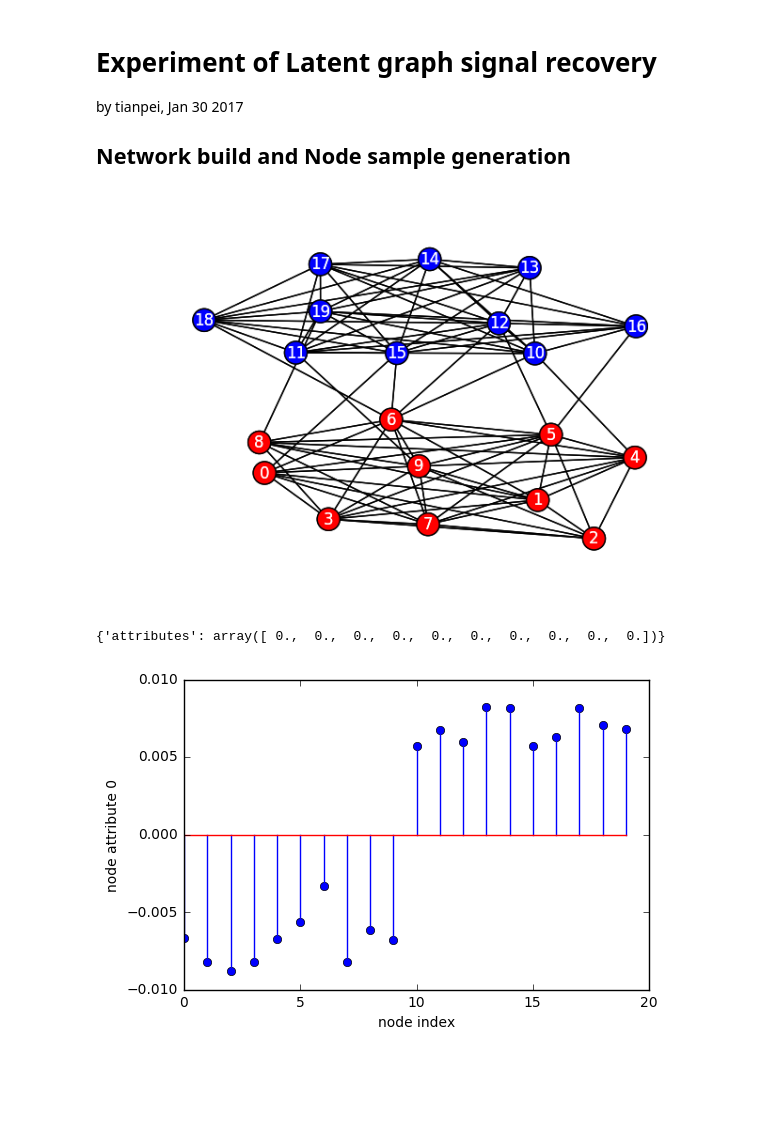
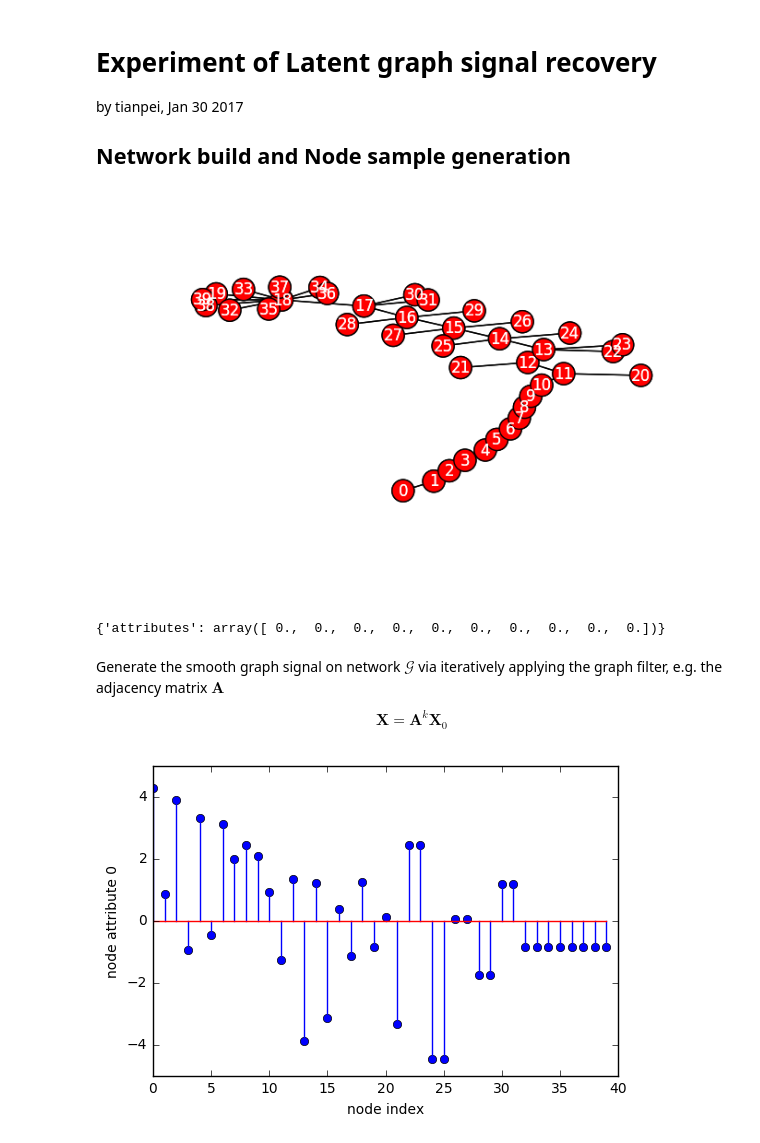
Before and after one commit to TianpeiLuke/LatNet, a Jupyter notebook: src/Exp_01_30_2017v1.ipynb, the cells around one changed output. Drawn from its saved outputs; the diff is of its cells as text; code cells hidden in the pictures; blank space fills up the shorter version.

```diff
--- a/src/Exp_01_30_2017v1.ipynb
+++ b/src/Exp_01_30_2017v1.ipynb
@@ -15,43 +15,48 @@ from time import strftime, gmtime
 # %%
 from latent_signal_network import latent_signal_network as lsn
 # %%
-choice = 'partition'
-
+savefigure = True
+seed = 1000
+choice = 'tree'
+d = 10
 if choice == 'newman':
     size = 20
     prob = 0
-    seed = 1000
-    d = 10
     option= {'seed': seed, 'node_dim': d, 'model': 'newman'}
     option['k-NN'] = 2
     LSN = lsn(size, prob, option)
-    G0 = LSN.graph_build(size=size, prob=prob, option=option, save_fig=True)
+    G0 = LSN.graph_build(size=size, prob=prob, option=option, save_fig=savefigure)
 elif choice == 'partition':
     size = [10, 10]
     prob = [0.9, 0.1]
-    seed = 1000
-    d = 10
     option= {'seed': seed, 'node_dim': d, 'model': 'partition'}
+    option['cutoff_freq'] = 11
     LSN = lsn(size, prob, option)
-    G0 = LSN.graph_build(size=size, prob=prob, option=option)
+    G0 = LSN.graph_build(size=size, prob=prob, option=option, save_fig=savefigure)
 elif choice == 'grid':
     size = [4, 5]
-    seed = 1000
     prob = 0.6
-    d = 10
     option= {'seed': seed, 'node_dim': d, 'model': 'grid'}
     LSN = lsn(size, prob, option)
     G0 = LSN.graph_build(size=size, prob=prob, option=option)
 elif choice == 'binomial':
     size = 20
     prob = 0.18
-    seed = 1000
-    d = 10
+
     option= {'seed': seed, 'node_dim': d, 'model': 'binomial'}
     LSN = lsn(size, prob, option)
     G0 = LSN.graph_build(size=size, prob=prob, option=option)
+
+elif choice == 'tree':
+    size = 40
+    gamma = 4
+    prob = 0
+    option= {'seed': seed, 'node_dim': d, 'gamma': gamma ,'model': 'tree'}
+    option['cutoff_freq'] = 11
+    LSN = lsn(size, prob, option)
+    G0 = LSN.graph_build(size=size, prob=prob, option=option, save_fig=savefigure)
 # %% [output]
-[figure, old version]
+[figure, new version]
 # %%
 G0.node[G0.nodes()[0]]
 # %% [output]
@@ -61,12 +64,19 @@ Tmax = 10
+# %% [markdown]
+Generate the smooth graph signal on network $\mathcal{G}$ via iteratively applying the graph filter, e.g. the adjacency matrix $\mathbf{A}$
+
+$$  \mathbf{X} = \mathbf{A}^{k}\mathbf{X}_{0}    $$
 # %%
-G0_node, X0, hist_tv = LSN.smooth_gsignal_generate(G0, T=Tmax, sigma=5)
-plt.figure(1)
-plt.stem(np.arange(X0.shape[0]),X0[:,1])
+Tmax = 5
+G0_node, X0, hist_tv = LSN.smooth_gsignal_generate(G0, T=Tmax, sigma=5, overwrite=True)
+fig1 = plt.figure(1)
+plt.stem(np.arange(X0.shape[0]),X0[:,0])
 plt.xlabel('node index')
 plt.ylabel('node attribute 0')
 plt.show()
+filename = "../figures/"+strftime("%d%m%Y_%H%M%S", gmtime()) + "_node_fea0.eps"
+if savefigure : fig1.savefig(filename)
 # %% [output]
-[figure, old version]
+[figure, new version]
 # %%
 fig2 = plt.figure(2)
 plt.plot(np.arange(Tmax), hist_tv, 'b')
```
Also changed, not shown: parts of 23 cells of this notebook, 2 other files.
